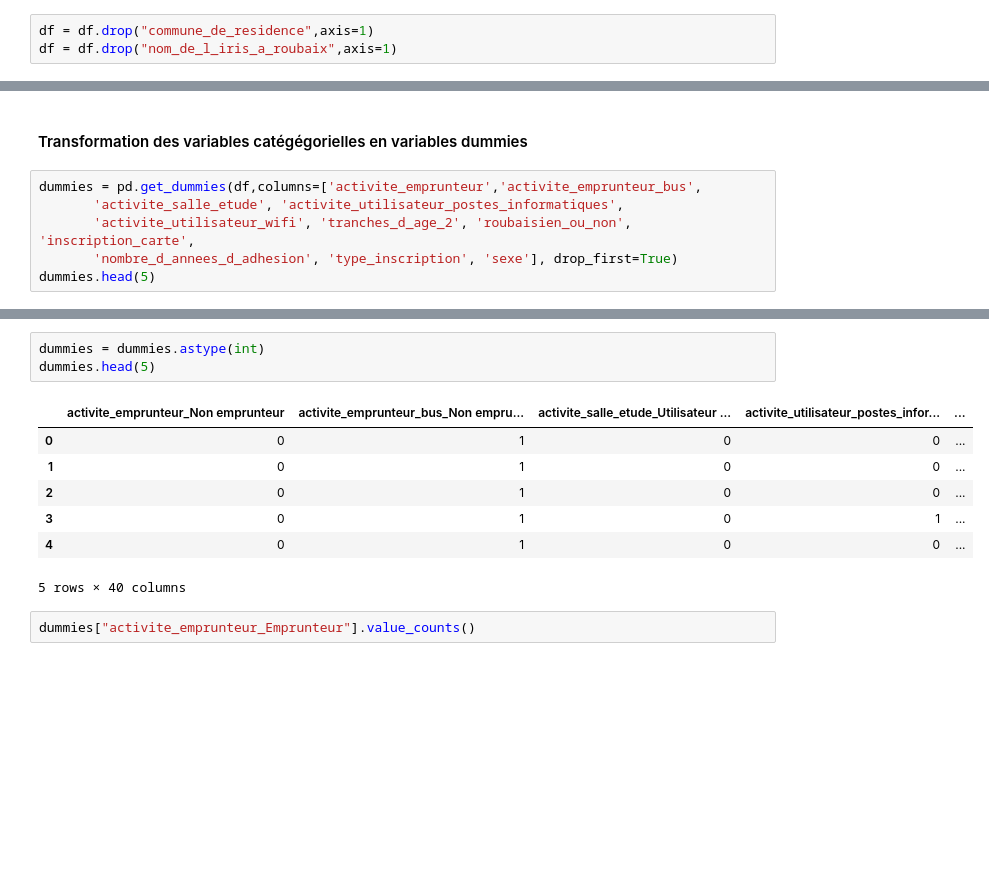
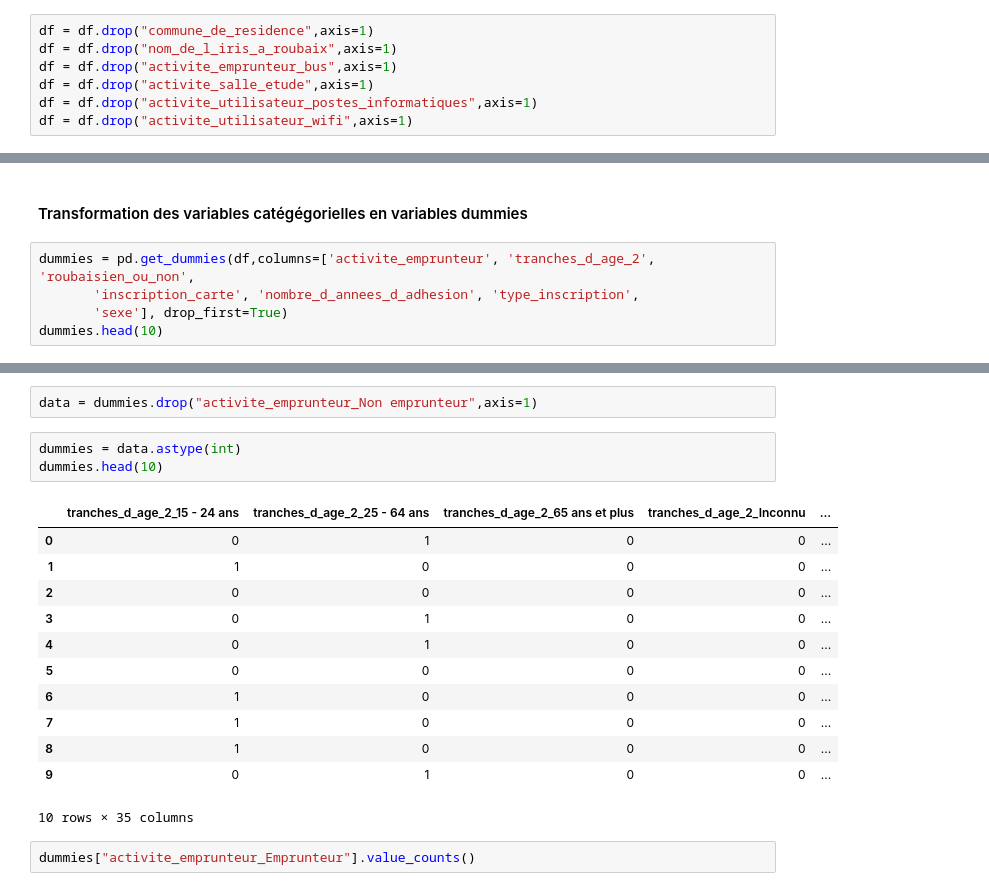
Before and after one commit to bentouhamiloubna/projet_mlops, a Jupyter notebook: notebooks/Modélisation - Reg logistique.ipynb, the cells around one changed output, grey strips where cells are left out. Drawn from its saved outputs; the diff is of its cells as text; blank space fills up the shorter version.

```diff
--- a/notebooks/Modélisation - Reg logistique.ipynb
+++ b/notebooks/Modélisation - Reg logistique.ipynb
@@ -82,3 +82,7 @@ dtype: int64
 # %%
 df = df.drop("commune_de_residence",axis=1)
 df = df.drop("nom_de_l_iris_a_roubaix",axis=1)
+df = df.drop("activite_emprunteur_bus",axis=1)
+df = df.drop("activite_salle_etude",axis=1)
+df = df.drop("activite_utilisateur_postes_informatiques",axis=1)
+df = df.drop("activite_utilisateur_wifi",axis=1)
@@ -85,9 +96,8 @@ df = df.drop("nom_de_l_iris_a_roubaix",axis=1)
 # %% [markdown]
 #### Transformation des variables catégégorielles en variables dummies
 # %%
-dummies = pd.get_dummies(df,columns=['activite_emprunteur','activite_emprunteur_bus',
-       'activite_salle_etude', 'activite_utilisateur_postes_informatiques',
-       'activite_utilisateur_wifi', 'tranches_d_age_2', 'roubaisien_ou_non', 'inscription_carte',
-       'nombre_d_annees_d_adhesion', 'type_inscription', 'sexe'], drop_first=True)
-dummies.head(5)
+dummies = pd.get_dummies(df,columns=['activite_emprunteur', 'tranches_d_age_2', 'roubaisien_ou_non',
+       'inscription_carte', 'nombre_d_annees_d_adhesion', 'type_inscription',
+       'sexe'], drop_first=True)
+dummies.head(10)
 # %% [output]
@@ -123,14 +138,21 @@ dummies.head(10)
+# %%
+data = dummies.drop("activite_emprunteur_Non emprunteur",axis=1)
 # %%
-dummies = dummies.astype(int)
-dummies.head(5)
+dummies = data.astype(int)
+dummies.head(10)
 # %% [output]
-|  | activite_emprunteur_Non emprunteur | activite_emprunteur_bus_Non empru... | activite_salle_etude_Utilisateur ... | activite_utilisateur_postes_infor... | ... |
+|  | tranches_d_age_2_15 - 24 ans | tranches_d_age_2_25 - 64 ans | tranches_d_age_2_65 ans et plus | tranches_d_age_2_Inconnu | ... |
 | 0 | 0 | 1 | 0 | 0 | ... |
-| 1 | 0 | 1 | 0 | 0 | ... |
-| 2 | 0 | 1 | 0 | 0 | ... |
-| 3 | 0 | 1 | 0 | 1 | ... |
+| 1 | 1 | 0 | 0 | 0 | ... |
+| 2 | 0 | 0 | 0 | 0 | ... |
+| 3 | 0 | 1 | 0 | 0 | ... |
 | 4 | 0 | 1 | 0 | 0 | ... |
+| 5 | 0 | 0 | 0 | 0 | ... |
+| 6 | 1 | 0 | 0 | 0 | ... |
+| 7 | 1 | 0 | 0 | 0 | ... |
+| 8 | 1 | 0 | 0 | 0 | ... |
+| 9 | 0 | 1 | 0 | 0 | ... |
-5 rows × 40 columns
+10 rows × 35 columns
 # %%
 dummies["activite_emprunteur_Emprunteur"].value_counts()
 # %% [output]
```
Also changed, not shown: parts of 19 cells of this notebook.
